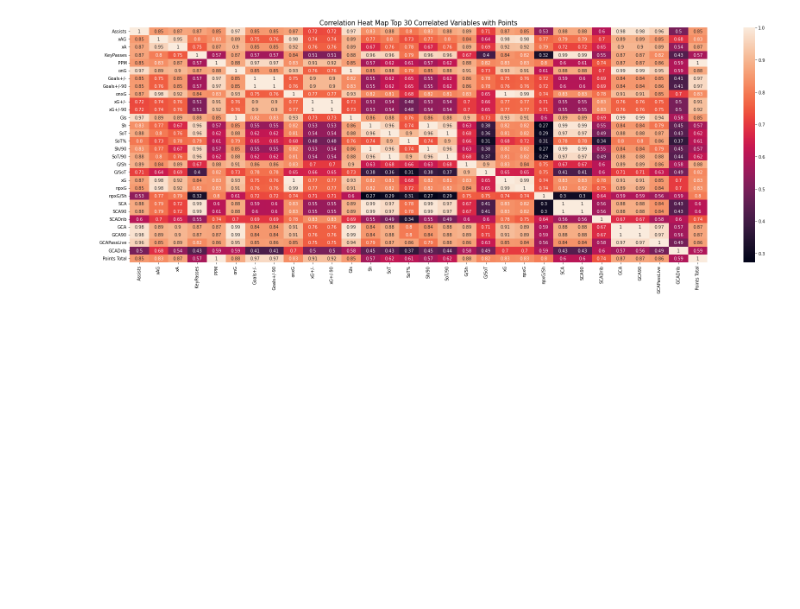
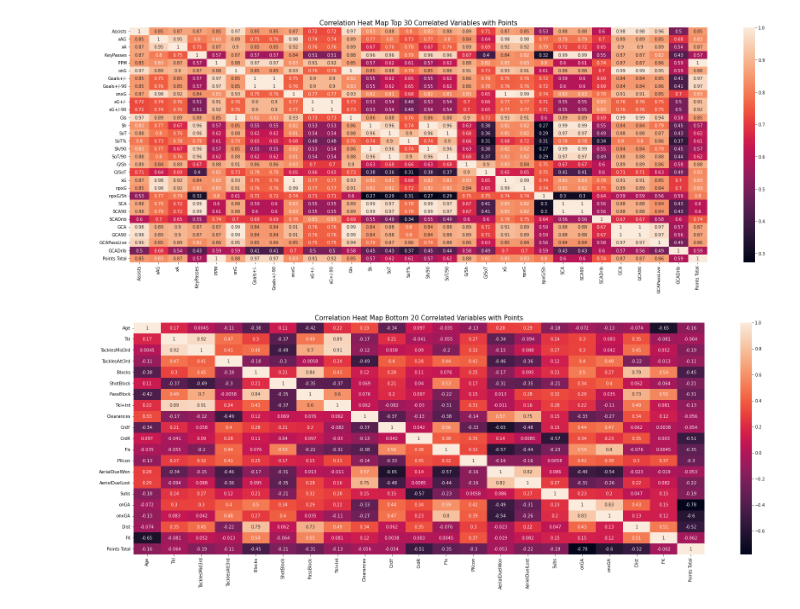
Before and after one commit to kiansweeney11/xg-data-analysis, a Jupyter notebook: correlations.ipynb, the cells around one changed output. Cells and saved outputs as stored; diff of their text form; code cells hidden in the pictures; blank space fills up the shorter version.

```diff
--- a/correlations.ipynb
+++ b/correlations.ipynb
@@ -56,3 +56,5 @@ top20_neg
 # %% [output]
 |  | onGA | onxGA | Dist | CrdR | Blocks | Fls | PassBlock | PKcon | AerielDuelLost | ShotBlock | ... |
 | Points Total | -0.782106 | -0.598821 | -0.52456 | -0.510742 | -0.445147 | -0.348084 | -0.308008 | -0.295075 | -0.220925 | -0.212812 | ... |
+# %%
+top20_neg['Points Total'] = points_corrs['Points Total']
@@ -69,3 +83,13 @@ plt.title("Correlation Heat Map Top 30 Correlated Variables with Points", fontsi
 plt.show()
 # %% [output]
 [figure]
+# %%
+data1 = corr[corr.columns.intersection(cols1)]
+data1 = data1[data1.index.isin(cols1) == True]
+plt.figure(figsize = (30, 10))
+ax = sns.heatmap(data1, annot = True)
+
+plt.title("Correlation Heat Map Bottom 20 Correlated Variables with Points", fontsize = 15)
+plt.show()
+# %% [output]
+[figure, added]
```
Also changed, not shown: parts of 2 cells of this notebook.
